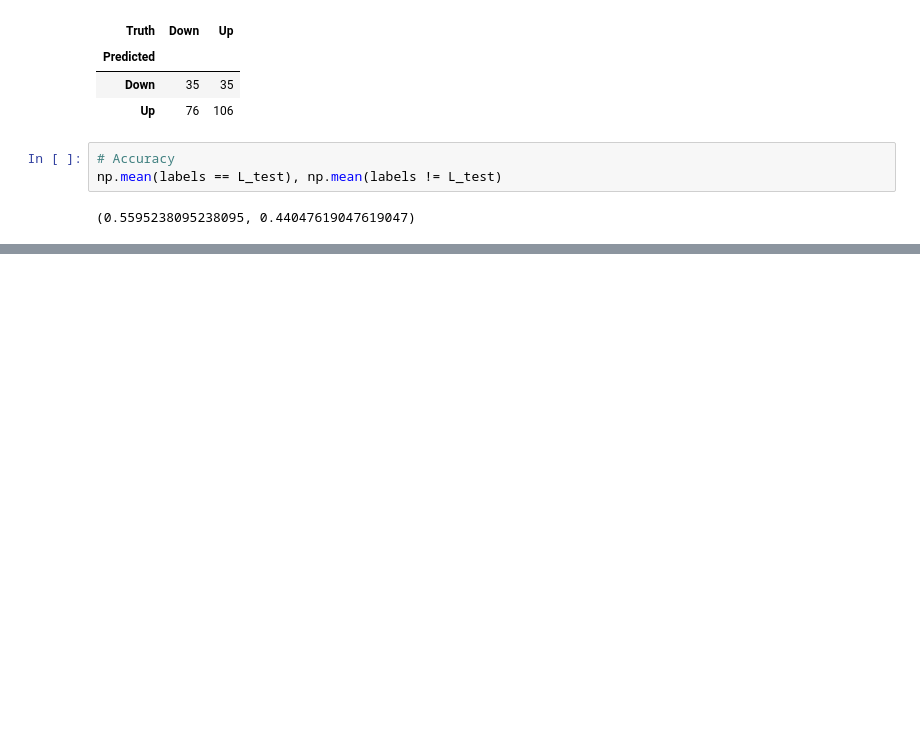
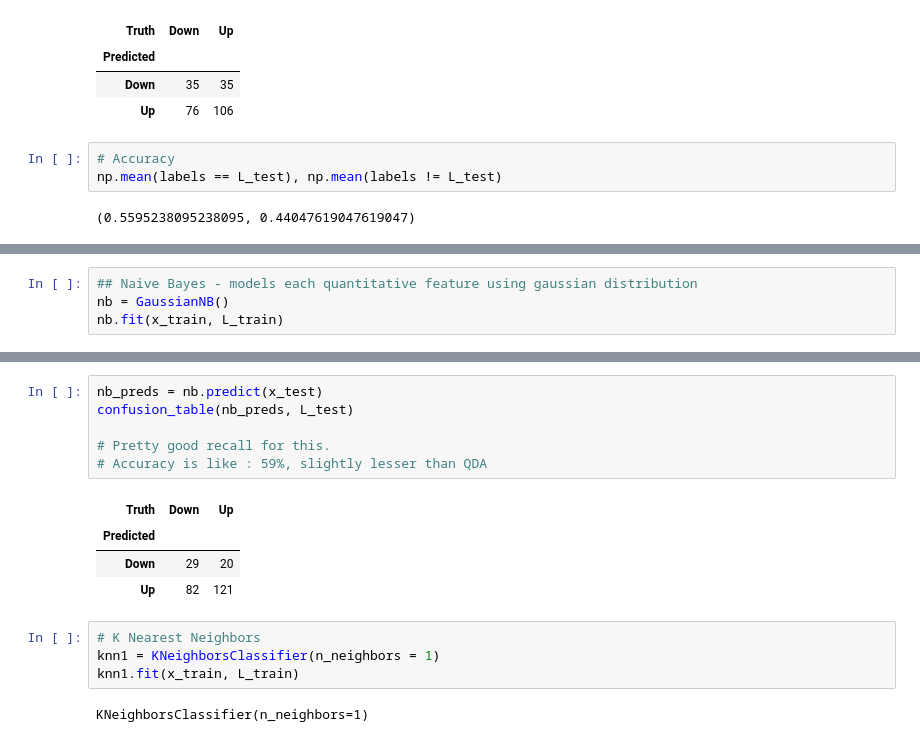
Before and after one commit to kkkamur07/ISL-Learning, a Jupyter notebook: Classification/Classification-Lab.ipynb, the cells around one changed output, grey strips where cells are left out. Drawn from its saved outputs; the diff is of its cells as text; blank space fills up the shorter version.

```diff
--- a/Classification/Classification-Lab.ipynb
+++ b/Classification/Classification-Lab.ipynb
@@ -159,0 +255,4 @@ np.mean(labels == L_test), np.mean(labels != L_test)
+# %%
+## Naive Bayes - models each quantitative feature using gaussian distribution
+nb = GaussianNB()
+nb.fit(x_train, L_train)
@@ -159,0 +278,17 @@ np.mean(labels == L_test), np.mean(labels != L_test)
+# %%
+nb_preds = nb.predict(x_test)
+confusion_table(nb_preds, L_test)
+
+# Pretty good recall for this.
+# Accuracy is like : 59%, slightly lesser than QDA
+# %% [output]
+| Truth | Down | Up |
+| Predicted |  |  |
+| Down | 29 | 20 |
+| Up | 82 | 121 |
+# %%
+# K Nearest Neighbors
+knn1 = KNeighborsClassifier(n_neighbors = 1)
+knn1.fit(x_train, L_train)
+# %% [output]
+KNeighborsClassifier(n_neighbors=1)
```
Also changed, not shown: parts of 32 cells of this notebook, 2 other files.
